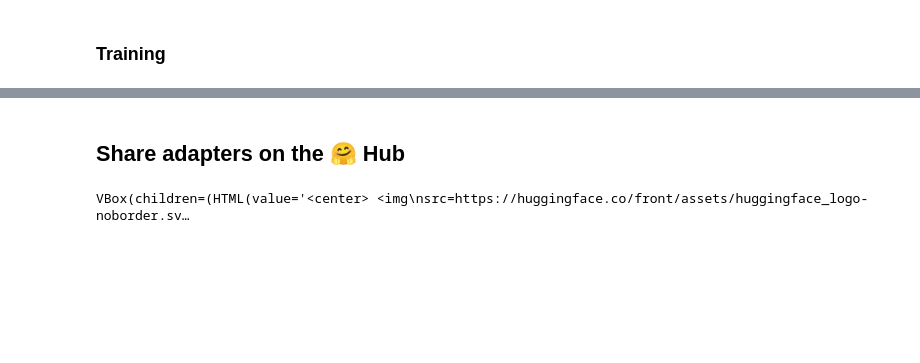
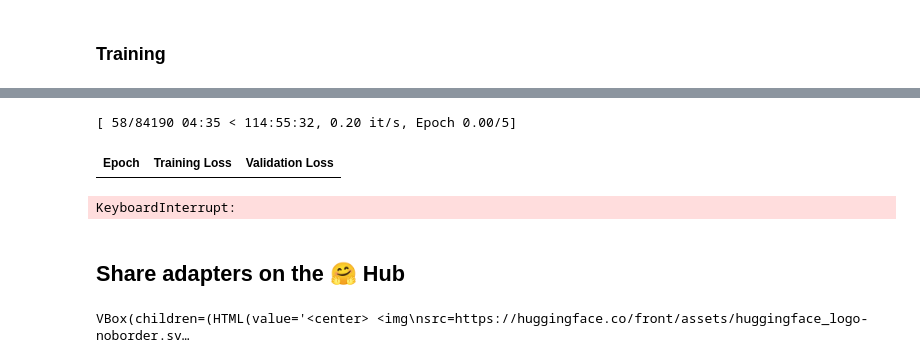
Before and after one commit to JadMokdad/knowledge-distillation-transformers-pytorch-sagemaker, a Jupyter notebook: Finetune_opt_bnb_peft.ipynb, the cells around one changed output, grey strips where cells are left out. Cells and saved outputs as stored; diff of their text form; code cells hidden in the pictures; blank space fills up the shorter version.

```diff
--- a/Finetune_opt_bnb_peft.ipynb
+++ b/Finetune_opt_bnb_peft.ipynb
@@ -192,3 +246,50 @@ TrainOutput(global_step=200, training_loss=0.41915365487337114, metrics={'train_
+# %%
+# hyperparameters
+lr = 1e-3
+batch_size = 4
+num_epochs = 5
+
+# define training arguments
+training_args = TrainingArguments(
+    output_dir= 'outputs',
+    learning_rate=lr,
+    per_device_train_batch_size=batch_size,
+    per_device_eval_batch_size=batch_size,
+    num_train_epochs=num_epochs,
+    weight_decay=0.01,
+    evaluation_strategy="epoch",
+    save_strategy="epoch",
+    load_best_model_at_end=True,
+    # fp16=True,
+)
+# %%
+data_collator=transformers.default_data_collator
+# %%
+# define an evaluation function to pass into trainer later
+def compute_metrics(p):
+    predictions, labels = p
+    predictions = np.argmax(predictions, axis=1)
+
+    return {"accuracy": accuracy.compute(predictions=predictions, references=labels)}
+# %%
+# creater trainer object
+trainer = Trainer(
+    model=model,
+    args=training_args,
+    train_dataset=tokenized_datasets["train"],
+    eval_dataset=tokenized_datasets["validation"],
+    tokenizer=tokenizer,
+    data_collator=data_collator,
+    compute_metrics=compute_metrics,
+)
+
+model.config.use_cache = False  # silence the warnings. Please re-enable for inference!
+# train model
+trainer.train()
+# %% [output]
+[ 58/84190 04:35 < 114:55:32, 0.20 it/s, Epoch 0.00/5]
+| Epoch | Training Loss | Validation Loss |
+KeyboardInterrupt:
 # %% [markdown]
 ## Share adapters on the 🤗 Hub
 # %%
```
Also changed, not shown: parts of 9 cells of this notebook.
